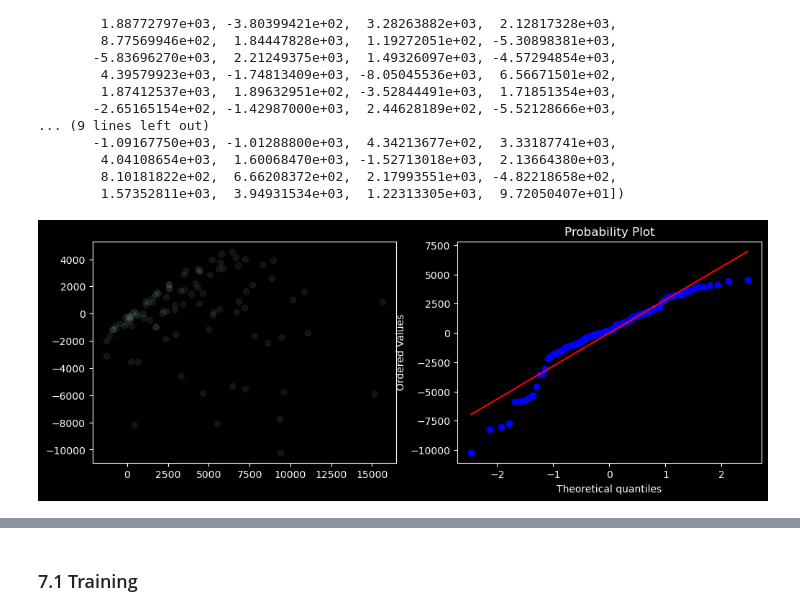
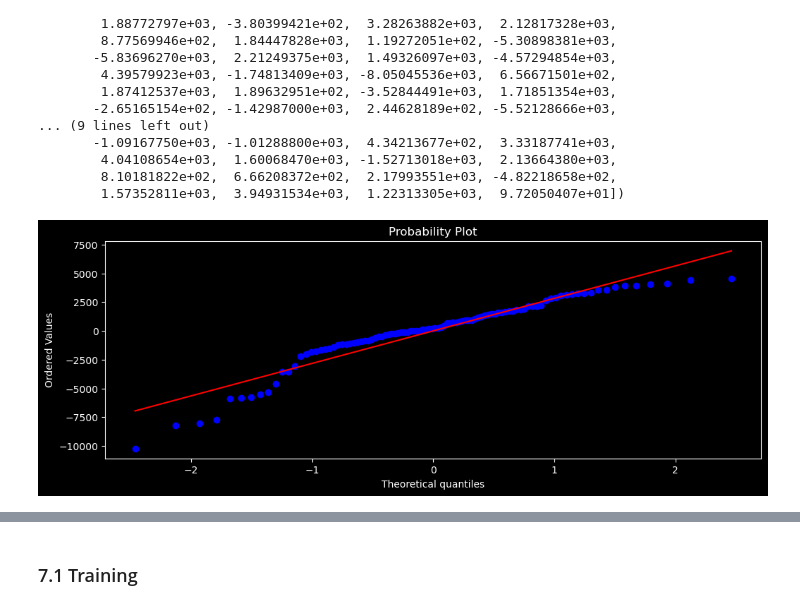
Before and after one commit to bsgarciac/gdp-understanding-linear-regression, a Jupyter notebook: regression.ipynb, the cells around one changed output, grey strips where cells are left out. Cells and saved outputs as stored; diff of their text form; code cells hidden in the pictures.

```diff
--- a/regression.ipynb
+++ b/regression.ipynb
@@ -250,12 +260,9 @@ array([ 2.59332741e+02,  1.75400189e+01,  3.26804650e+03, -7.73734656e+03,
         8.10181822e+02,  6.66208372e+02,  2.17993551e+03, -4.82218658e+02,
         1.57352811e+03,  3.94931534e+03,  1.22313305e+03,  9.72050407e+01])
 # %%
-fig, axes = plt.subplots(1, 2, figsize=(12, 4))
-
-# Dispersión
-sns.scatterplot(x=pipeline.predict(X_train[features]), y=errors, alpha=0.1, ax=axes[0])
+fig, axes = plt.subplots(1, 1, figsize=(12, 4))
 
 # q-q plot
-_ = stats.probplot(errors, dist="norm", plot=axes[1])
+_ = stats.probplot(errors, dist="norm", plot=axes)
 # %% [output]
-[figure, old version]
+[figure, new version]
```
Also changed, not shown: parts of 18 cells of this notebook, 1 other file.
